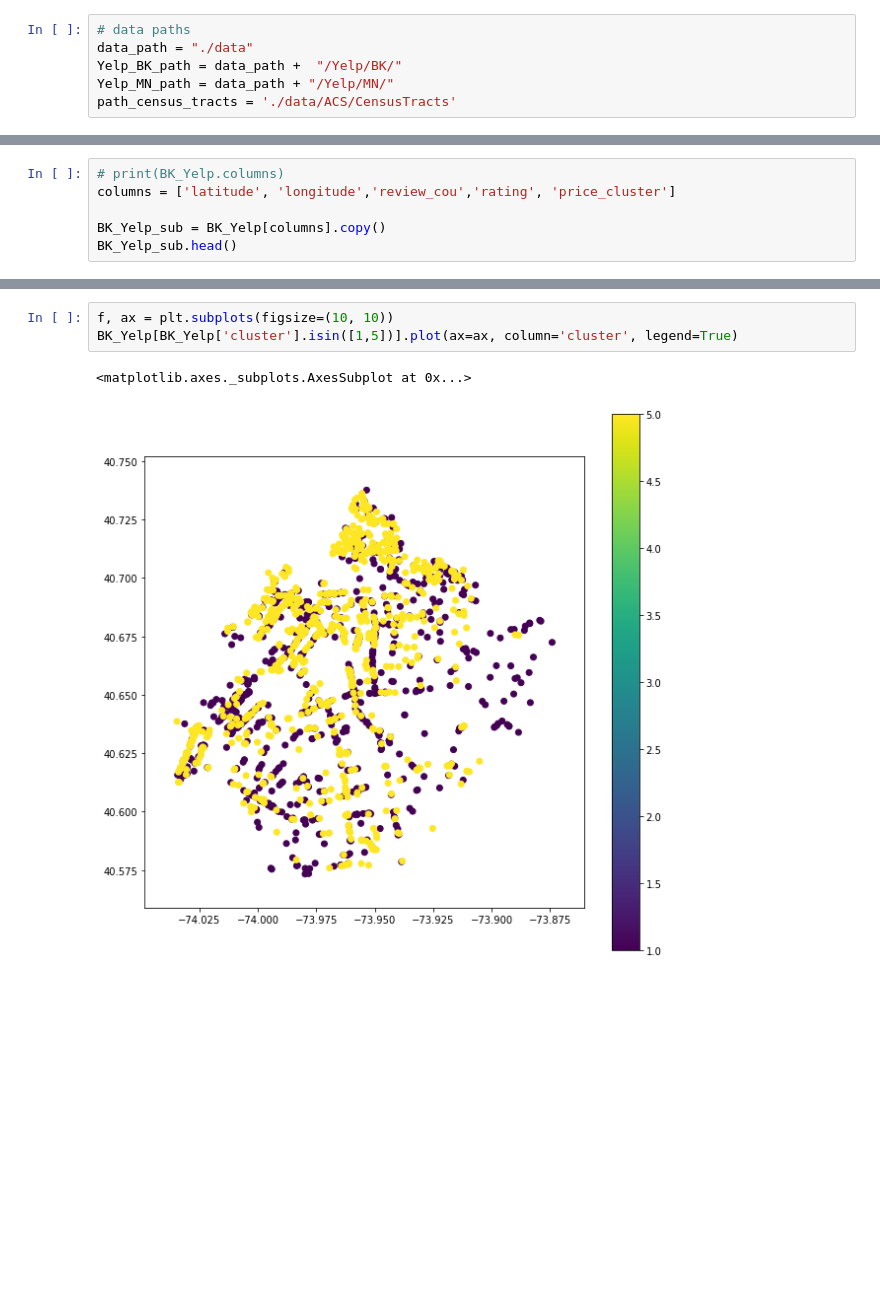
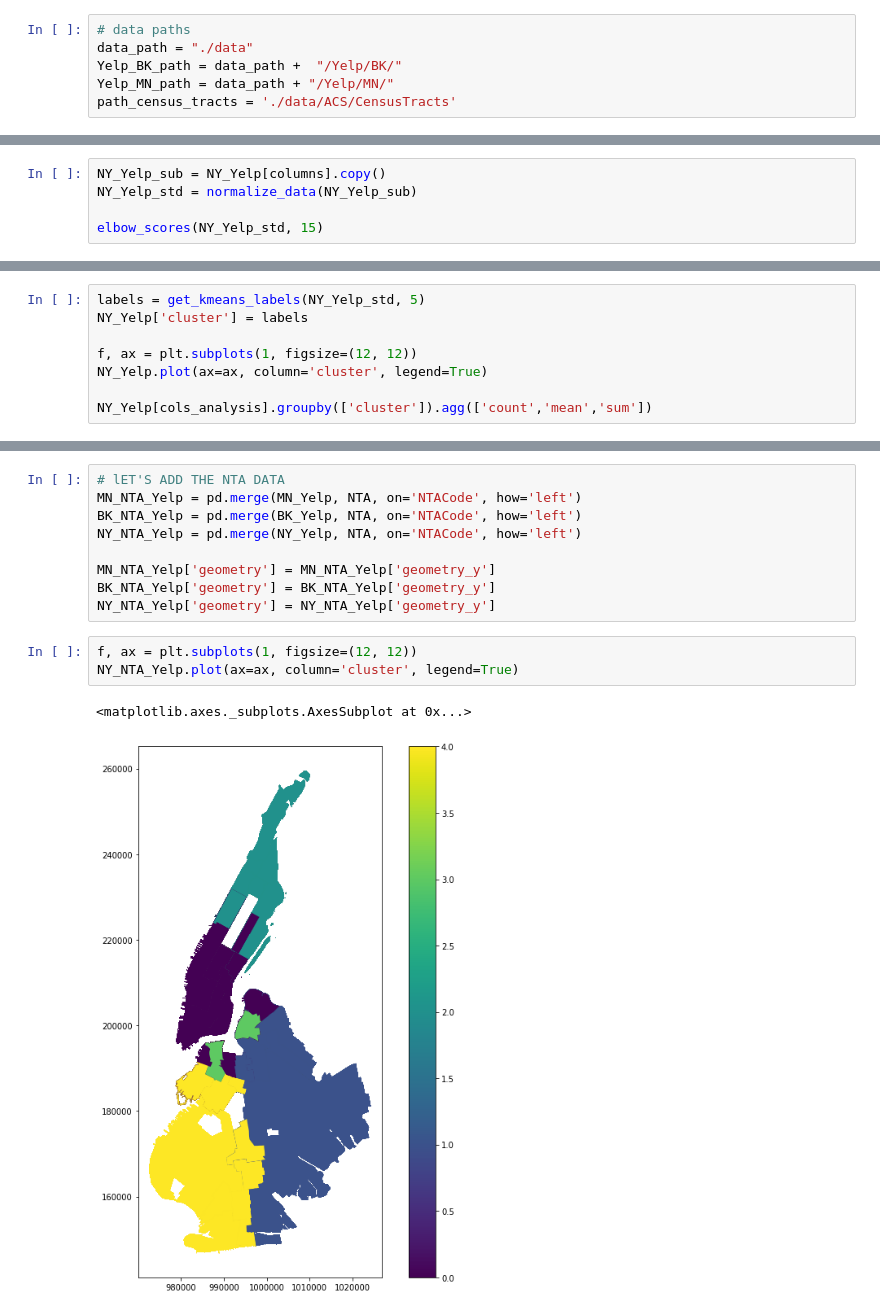
Before and after one commit to lobodemonte/restaurant-scene-ads, a Jupyter notebook: Yelp_Kmeans.ipynb, the cells around one changed output, grey strips where cells are left out. Saved outputs shown, nothing was run; the diff lists cells and outputs as text; blank space fills up the shorter version.

Commit message:
kmeans on BK and Manhattan

```diff
--- a/Yelp_Kmeans.ipynb
+++ b/Yelp_Kmeans.ipynb
@@ -62,6 +78,0 @@ BK_Yelp = massage_data(BK_Yelp)
-# %%
-# print(BK_Yelp.columns)
-columns = ['latitude', 'longitude','review_cou','rating', 'price_cluster']
-
-BK_Yelp_sub = BK_Yelp[columns].copy()
-BK_Yelp_sub.head()
@@ -92,0 +136,5 @@ BK_Yelp.head()
+# %%
+NY_Yelp_sub = NY_Yelp[columns].copy()
+NY_Yelp_std = normalize_data(NY_Yelp_sub)
+
+elbow_scores(NY_Yelp_std, 15)
@@ -92,0 +143,8 @@ BK_Yelp.head()
+# %%
+labels = get_kmeans_labels(NY_Yelp_std, 5)
+NY_Yelp['cluster'] = labels
+
+f, ax = plt.subplots(1, figsize=(12, 12))
+NY_Yelp.plot(ax=ax, column='cluster', legend=True)
+
+NY_Yelp[cols_analysis].groupby(['cluster']).agg(['count','mean','sum'])
@@ -93,6 +161,15 @@ BK_Yelp.head()
+# %%
+# lET'S ADD THE NTA DATA
+MN_NTA_Yelp = pd.merge(MN_Yelp, NTA, on='NTACode', how='left')
+BK_NTA_Yelp = pd.merge(BK_Yelp, NTA, on='NTACode', how='left')
+NY_NTA_Yelp = pd.merge(NY_Yelp, NTA, on='NTACode', how='left')
+
+MN_NTA_Yelp['geometry'] = MN_NTA_Yelp['geometry_y']
+BK_NTA_Yelp['geometry'] = BK_NTA_Yelp['geometry_y']
+NY_NTA_Yelp['geometry'] = NY_NTA_Yelp['geometry_y']
 # %%
-f, ax = plt.subplots(figsize=(10, 10))
-BK_Yelp[BK_Yelp['cluster'].isin([1,5])].plot(ax=ax, column='cluster', legend=True)
+f, ax = plt.subplots(1, figsize=(12, 12))
+NY_NTA_Yelp.plot(ax=ax, column='cluster', legend=True)
 # %% [output]
 <matplotlib.axes._subplots.AxesSubplot at 0x...>
-[figure, old version]
+[figure, new version]
```
Also changed, not shown: parts of 24 cells of this notebook.
